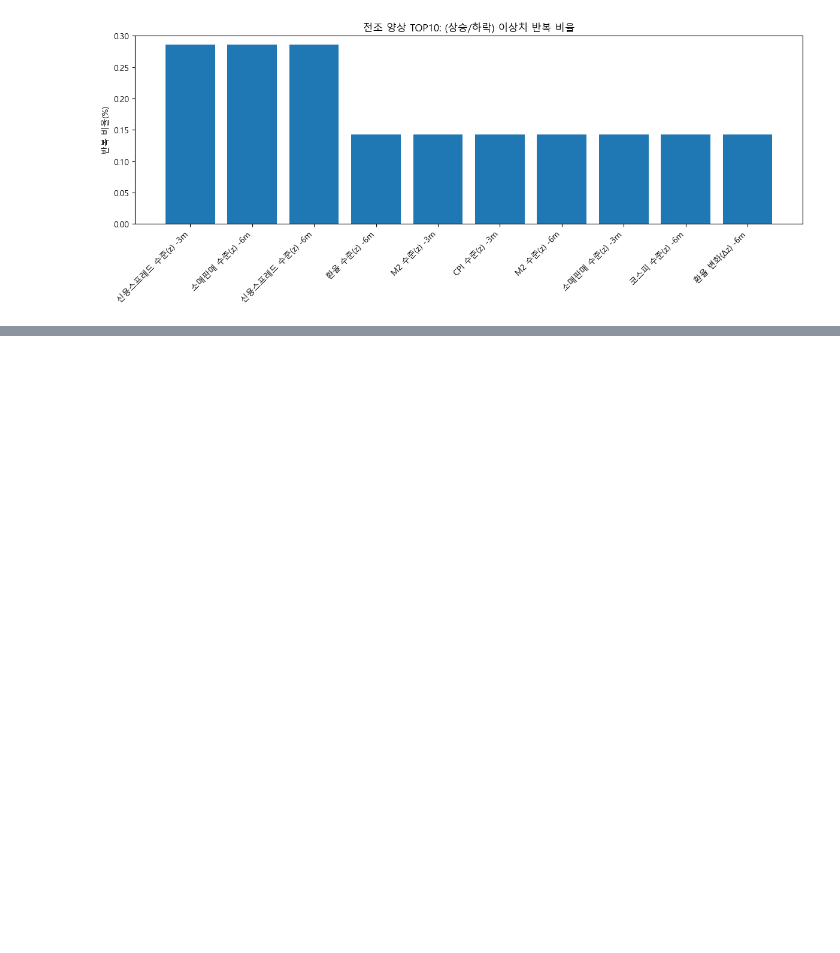
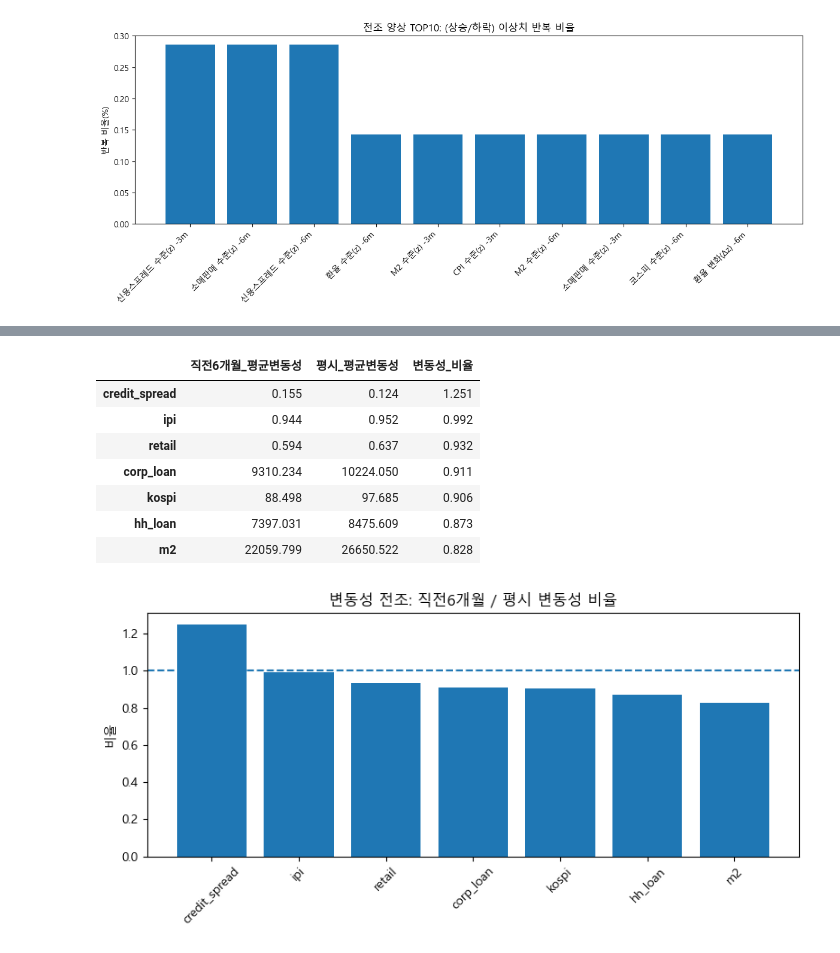
Before and after one commit to yoonsung1/final-project, a Jupyter notebook: 가은/전조증상.ipynb, the cells around one changed output, grey strips where cells are left out. Cells and saved outputs as stored; diff of their text form; code cells hidden in the pictures; blank space fills up the shorter version.

```diff
--- a/가은/전조증상.ipynb
+++ b/가은/전조증상.ipynb
@@ -262,0 +690,71 @@ plt.show()
+# %%
+# ============================================================
+# [3단계] 변동성 전조 분석
+# - 6개월 rolling std
+# - 디커플링 직전 6개월 평균 vs 평시 평균 비교
+# ============================================================
+
+import numpy as np
+import pandas as pd
+import matplotlib.pyplot as plt
+
+VOL_VARS = [
+    "m2",
+    "hh_loan",
+    "corp_loan",
+    "ipi",
+    "retail",
+    "kospi",
+    "credit_spread"
+]
+
+df_vol = df[["date"] + VOL_VARS].copy()
+df_vol = df_vol.set_index("date")
+
+# 6개월 rolling std
+rolling_std = df_vol.rolling(6).std()
+
+# ------------------------------------------------
+# 1) 디커플링 직전 6개월 변동성 평균
+# ------------------------------------------------
+vol_event_list = []
+
+for t in valid_events:
+    dates = [t + pd.DateOffset(months=m) for m in [-6,-5,-4,-3,-2,-1]]
+    if all(d in rolling_std.index for d in dates):
+        vol_event_list.append(rolling_std.loc[dates].mean().values)
+
+vol_event = np.mean(vol_event_list, axis=0)
+vol_event = pd.Series(vol_event, index=VOL_VARS)
+
+# ------------------------------------------------
+# 2) 평시 변동성 평균
+# ------------------------------------------------
+vol_normal = rolling_std.mean()
+
+# ------------------------------------------------
+# 3) 비율 계산
+# ------------------------------------------------
+vol_ratio = vol_event / vol_normal
+
+vol_summary = pd.DataFrame({
+    "직전6개월_평균변동성": vol_event,
+    "평시_평균변동성": vol_normal,
+    "변동성_비율": vol_ratio
+}).sort_values("변동성_비율", ascending=False)
+
+print("===== 3단계 결과: 변동성 비교 =====")
+display(vol_summary.round(3))
+
+# ------------------------------------------------
+# 4) 시각화
+# ------------------------------------------------
+plt.figure(figsize=(8,4))
+plt.bar(vol_summary.index, vol_summary["변동성_비율"])
+plt.axhline(1.0, linestyle="--")
+plt.xticks(rotation=45)
+plt.title("변동성 전조: 직전6개월 / 평시 변동성 비율")
+plt.ylabel("비율")
+plt.tight_layout()
+plt.show()
+# %% [output]
@@ -262,0 +762,9 @@ plt.show()
+|  | 직전6개월_평균변동성 | 평시_평균변동성 | 변동성_비율 |
+| credit_spread | 0.155 | 0.124 | 1.251 |
+| ipi | 0.944 | 0.952 | 0.992 |
+| retail | 0.594 | 0.637 | 0.932 |
+| corp_loan | 9310.234 | 10224.050 | 0.911 |
+| kospi | 88.498 | 97.685 | 0.906 |
+| hh_loan | 7397.031 | 8475.609 | 0.873 |
+| m2 | 22059.799 | 26650.522 | 0.828 |
+[figure, added]
```
Also changed, not shown: parts of 13 cells of this notebook.
